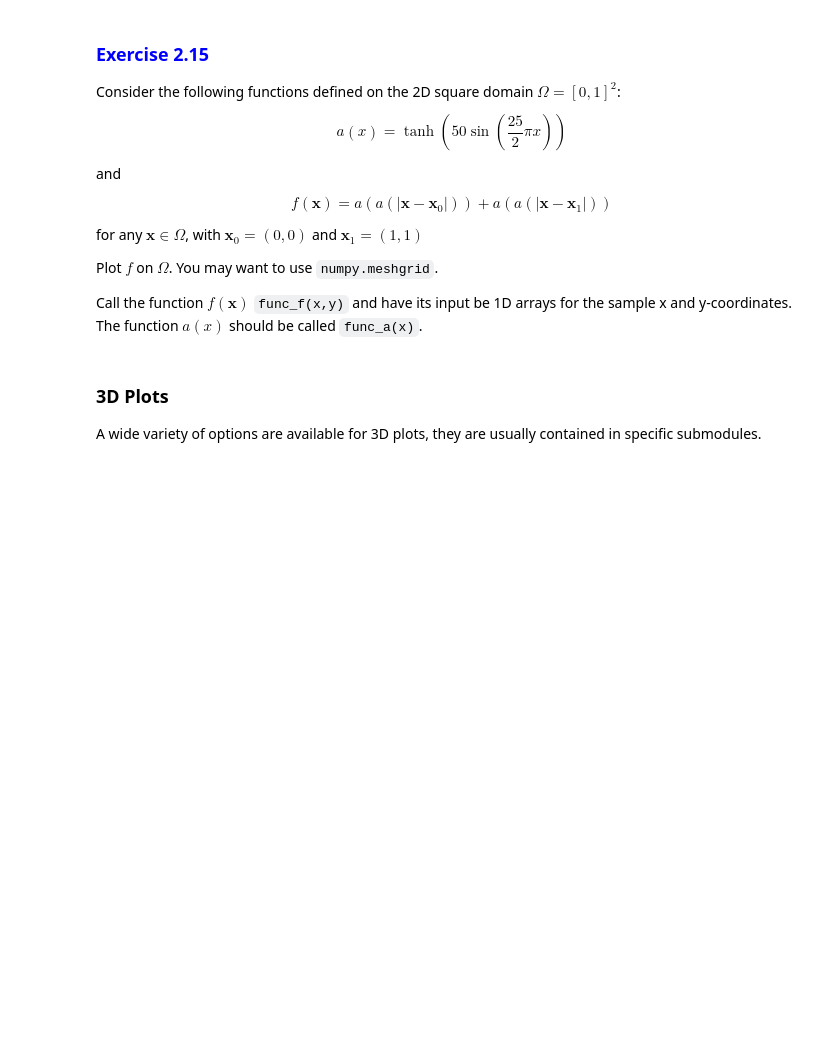
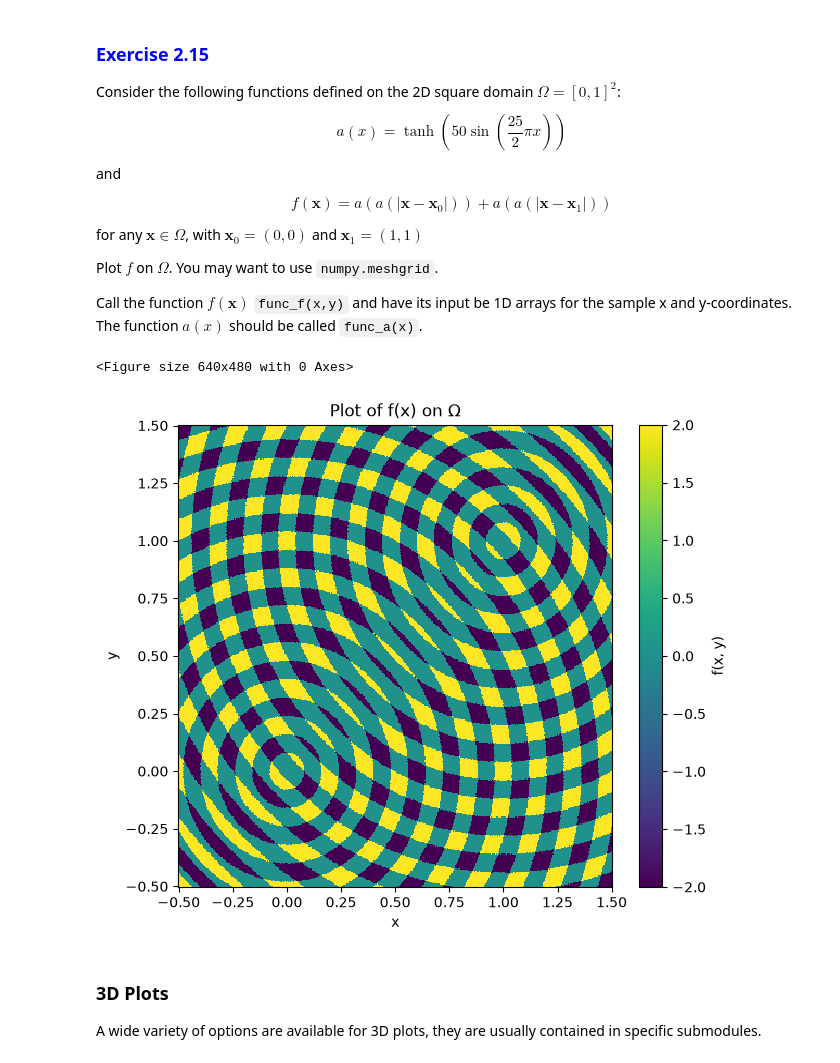
Before and after one commit to ada-an5026/Lecture-2, a Jupyter notebook: lecture.ipynb, the cells around one changed output. Saved outputs shown, nothing was run; the diff lists cells and outputs as text; code cells hidden in the pictures; blank space fills up the shorter version.

```diff
--- a/lecture.ipynb
+++ b/lecture.ipynb
@@ -1539,3 +1536,41 @@ fig = plt.figure()
+# %%
+import numpy as np
+import matplotlib.pyplot as plt
+
+fig = plt.figure()
+
+## Solution...
+def func_a(x):
+    return np.tanh(50*np.sin((25*np.pi*x)/2))
+
+def func_f(x, y):
+    X, Y = np.meshgrid(x, y)
+    x0 = np.array([0, 0])
+    x1 = np.array([1, 1])
+
+    norm_x0 = np.sqrt((X - x0[0]) ** 2 + (Y - x0[1]) ** 2)
+    norm_x1 = np.sqrt((X - x1[0]) ** 2 + (Y - x1[1]) ** 2)
+
+
+    return func_a(func_a(norm_x0)) + func_a(func_a(norm_x1))
+
+
+x = np.linspace(-0.5, 1.5, 400)
+y = np.linspace(-0.5, 1.5, 400)
+
+Z = func_f(x, y)
+
+fig, ax = plt.subplots(figsize=(7, 6))
+mesh = ax.pcolormesh(x, y, Z, cmap="viridis", shading="auto")
+fig.colorbar(mesh, ax=ax, label="f(x, y)")
+
+ax.set_xlabel("x")
+ax.set_ylabel("y")
+ax.set_title("Plot of f(x) on $\Omega$")
+plt.show()
+# %% [output]
+<Figure size 640x480 with 0 Axes>
+[figure, added]
 # %%
 # Check your answer by running this cell (don't change it). If an assertion fails, its message says what to look at.
 assert np.isclose(func_a(0.0), 0.0) and np.isclose(func_a(0.04), np.tanh(50.0)), "func_a does not match a(x)"
```
Also changed, not shown: parts of 1 cell of this notebook.
